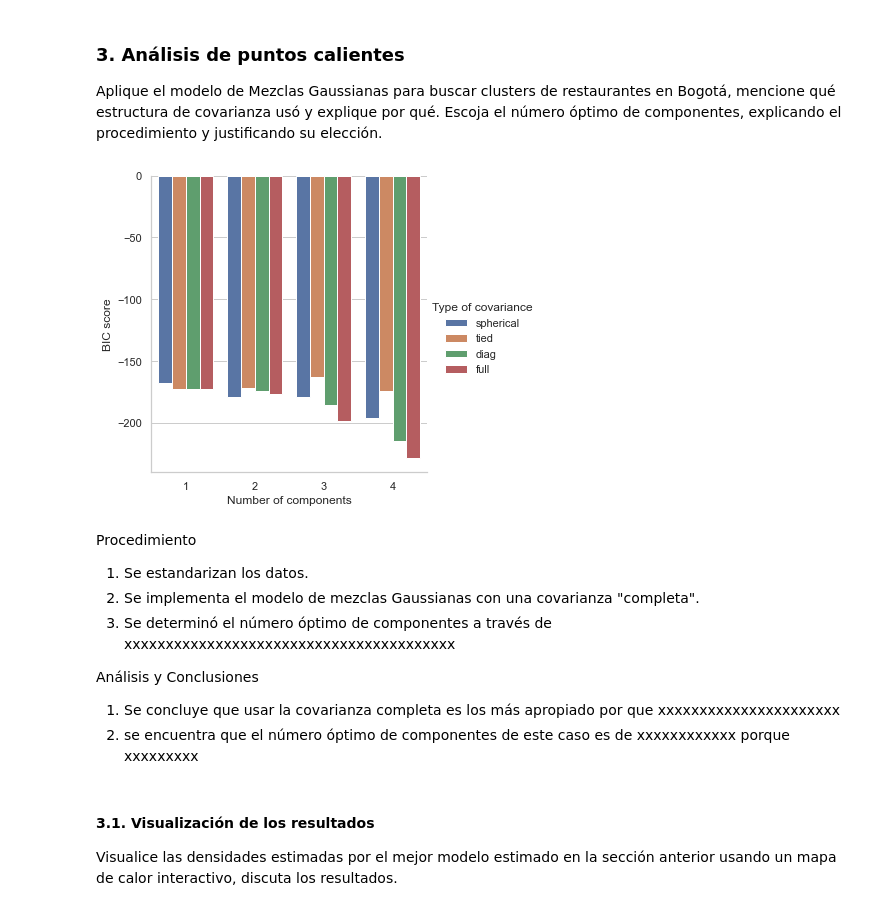
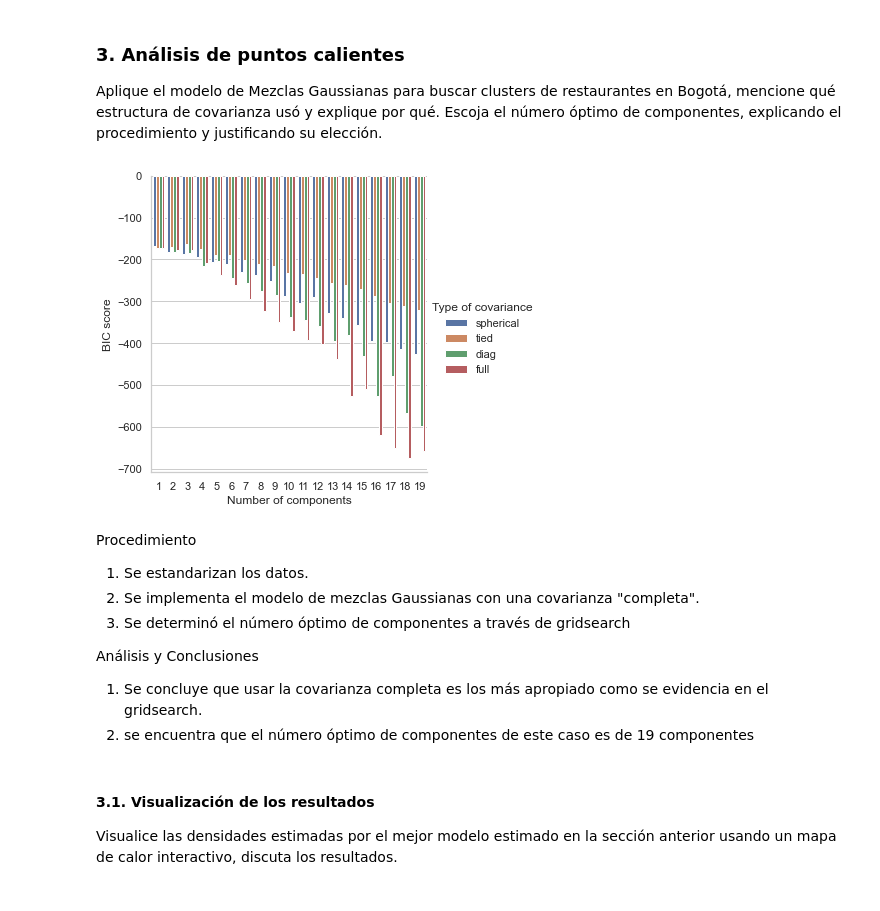
Before and after one commit to jddiaze/AprendizajeNoSupervisado, a Jupyter notebook: Semana8/S8_LC_Taller_GMM.ipynb, the cells around one changed output. Saved outputs shown, nothing was run; the diff lists cells and outputs as text; code cells hidden in the pictures.

```diff
--- a/Semana8/S8_LC_Taller_GMM.ipynb
+++ b/Semana8/S8_LC_Taller_GMM.ipynb
@@ -156,7 +150,7 @@ def gmm_bic_score(estimator, X):
 
 
 param_grid = {
-    "n_components": range(1, 5),
+    "n_components": range(1, 20),
     "covariance_type": ["spherical", "tied", "diag", "full"],
 }
 grid_search = GridSearchCV(
@@ -166,31 +160,31 @@ grid_search.fit(scaled_features)
 
 #------------------------------------------------------------------------------------------------------------------
 
 
 df_search = pd.DataFrame(grid_search.cv_results_)[
     ["param_n_components", "param_covariance_type", "mean_test_score"]
 ]
 df_search["mean_test_score"] = df_search["mean_test_score"]
 df_search = df_search.rename(
     columns={
         "param_n_components": "Number of components",
         "param_covariance_type": "Type of covariance",
         "mean_test_score": "BIC score",
     }
 )
 df_search.sort_values(by="BIC score").head()
 
 
 # ----------------------------------------------------------------------
 import seaborn as sns
 
 sns.catplot(
     data=df_search,
     kind="bar",
     x="Number of components",
     y="BIC score",
     hue="Type of covariance",
 )
 plt.show()
 # %% [output]
-[figure, old version]
+[figure, new version]
@@ -217,11 +192,11 @@ plt.xlabel('Número de componentes')
 Procedimiento
 1. Se estandarizan los datos.
 2. Se implementa el modelo de mezclas Gaussianas con una covarianza "completa".
-3. Se determinó el número óptimo de componentes a través de xxxxxxxxxxxxxxxxxxxxxxxxxxxxxxxxxxxxxxxx
+3. Se determinó el número óptimo de componentes a través de gridsearch
 
 Análisis y Conclusiones
-1. Se concluye que usar la covarianza completa es los más apropiado por que xxxxxxxxxxxxxxxxxxxxxx
-2. se encuentra que el número óptimo de componentes de este caso es de xxxxxxxxxxxx porque xxxxxxxxx
+1. Se concluye que usar la covarianza completa es los más apropiado como se evidencia en el gridsearch.
+2. se encuentra que el número óptimo de componentes de este caso es de 19 componentes
 # %% [markdown]
 #### 3.1. Visualización de los resultados
 
```
Also changed, not shown: parts of 4 cells of this notebook.
